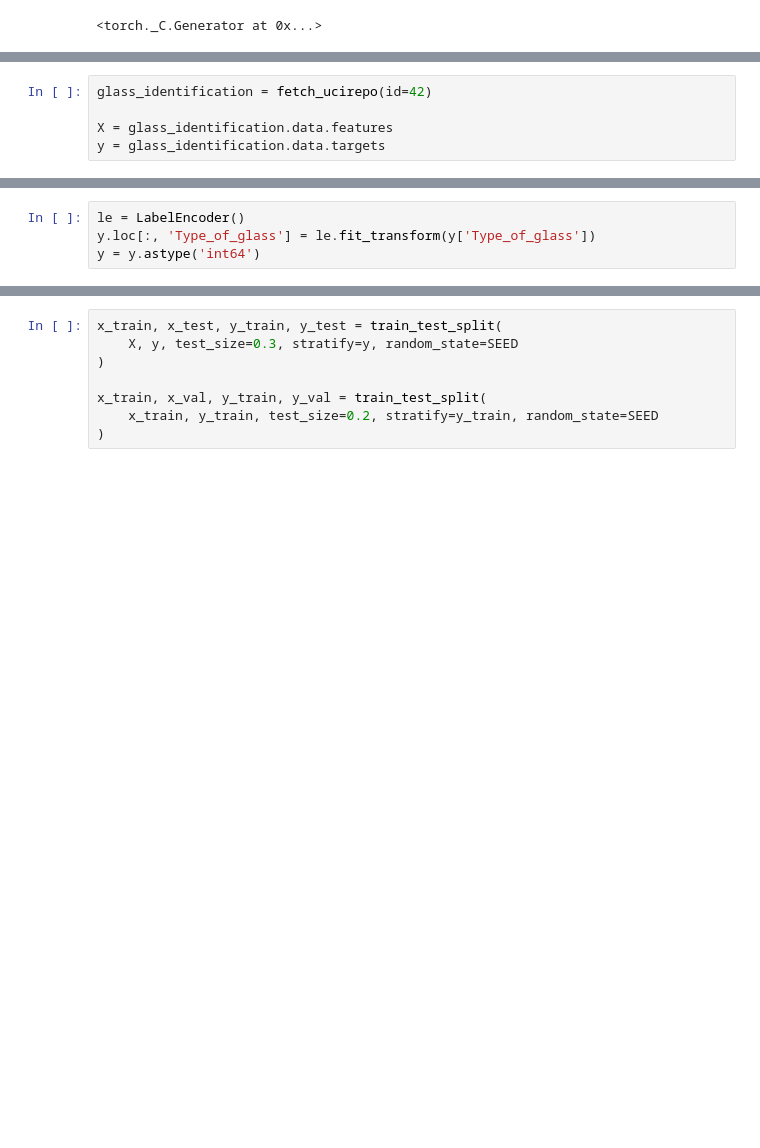
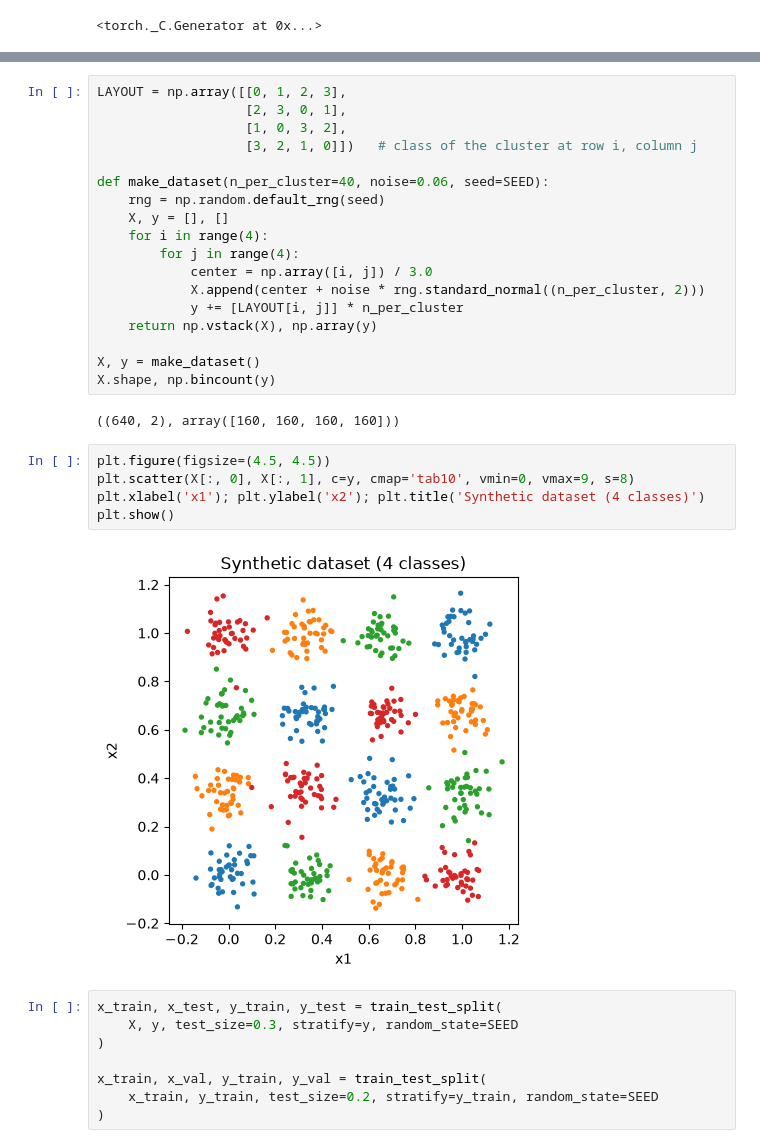
Before and after one commit to jsuarez2001/neuro-fuzzy-toolbox, a Jupyter notebook: examples/Publication Examples/example2.ipynb, the cells around one changed output, grey strips where cells are left out. Cells and saved outputs as stored; diff of their text form; blank space fills up the shorter version.

```diff
--- a/examples/Publication Examples/example2.ipynb
+++ b/examples/Publication Examples/example2.ipynb
@@ -34,5 +37,0 @@ torch.manual_seed(SEED)
-# %%
-glass_identification = fetch_ucirepo(id=42)
-
-X = glass_identification.data.features
-y = glass_identification.data.targets
@@ -43,4 +37,0 @@ y['Type_of_glass'].unique().tolist()
-# %%
-le = LabelEncoder()
-y.loc[:, 'Type_of_glass'] = le.fit_transform(y['Type_of_glass'])
-y = y.astype('int64')
@@ -47,3 +44,30 @@ y = y.astype('int64')
+# %%
+LAYOUT = np.array([[0, 1, 2, 3],
+                   [2, 3, 0, 1],
+                   [1, 0, 3, 2],
+                   [3, 2, 1, 0]])   # class of the cluster at row i, column j
+
+def make_dataset(n_per_cluster=40, noise=0.06, seed=SEED):
+    rng = np.random.default_rng(seed)
+    X, y = [], []
+    for i in range(4):
+        for j in range(4):
+            center = np.array([i, j]) / 3.0
+            X.append(center + noise * rng.standard_normal((n_per_cluster, 2)))
+            y += [LAYOUT[i, j]] * n_per_cluster
+    return np.vstack(X), np.array(y)
+
+X, y = make_dataset()
+X.shape, np.bincount(y)
+# %% [output]
+((640, 2), array([160, 160, 160, 160]))
+# %%
+plt.figure(figsize=(4.5, 4.5))
+plt.scatter(X[:, 0], X[:, 1], c=y, cmap='tab10', vmin=0, vmax=9, s=8)
+plt.xlabel('x1'); plt.ylabel('x2'); plt.title('Synthetic dataset (4 classes)')
+plt.show()
+# %% [output]
+[figure, added]
 # %%
 x_train, x_test, y_train, y_test = train_test_split(
     X, y, test_size=0.3, stratify=y, random_state=SEED
```
Also changed, not shown: parts of 33 cells of this notebook, 9 other files.
